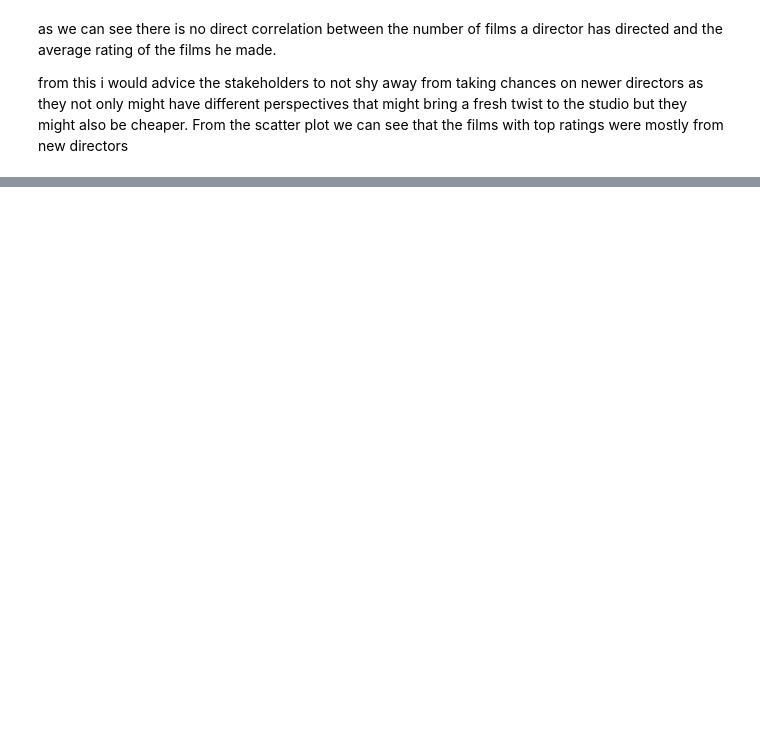
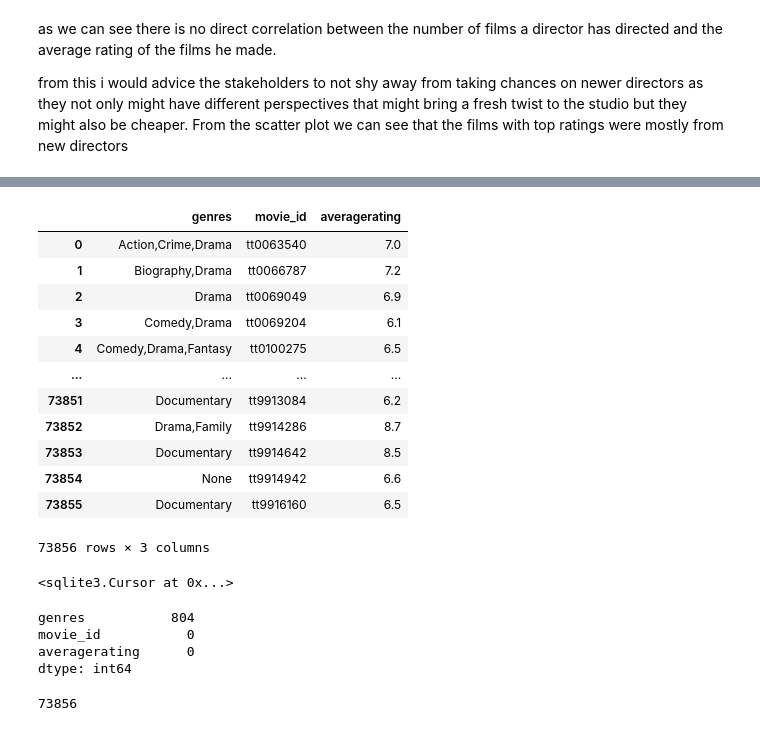
Before and after one commit to Sandrakiptumm/DSC-Phase-One-Project, a Jupyter notebook: student.ipynb, the cells around one changed output, grey strips where cells are left out. Cells and saved outputs as stored; diff of their text form; code cells hidden in the pictures; blank space fills up the shorter version.

```diff
--- a/student.ipynb
+++ b/student.ipynb
@@ -828,0 +840,24 @@ from this i would advice the stakeholders to not shy away from taking chances on
+# %%
+# join the tables with genres and ratings
+ratings_x_basics = pd.read_sql("""
+SELECT basics.genres, ratings.movie_id, ratings.averagerating
+FROM movie_basics AS basics
+INNER JOIN movie_ratings AS ratings ON basics.movie_id = ratings.movie_id;
+""", conn)
+# %%
+# ratings_x_basics.set_index("movie_id", inplace=True)
+ratings_x_basics
+# %% [output]
+|  | genres | movie_id | averagerating |
+| 0 | Action,Crime,Drama | tt0063540 | 7.0 |
+| 1 | Biography,Drama | tt0066787 | 7.2 |
+| 2 | Drama | tt0069049 | 6.9 |
+| 3 | Comedy,Drama | tt0069204 | 6.1 |
+| 4 | Comedy,Drama,Fantasy | tt0100275 | 6.5 |
+| ... | ... | ... | ... |
+| 73851 | Documentary | tt9913084 | 6.2 |
+| 73852 | Drama,Family | tt9914286 | 8.7 |
+| 73853 | Documentary | tt9914642 | 8.5 |
+| 73854 | None | tt9914942 | 6.6 |
+| 73855 | Documentary | tt9916160 | 6.5 |
+73856 rows × 3 columns
@@ -828,0 +868,22 @@ from this i would advice the stakeholders to not shy away from taking chances on
+# %%
+#checking for duplicate movies
+cursor.execute("""
+SELECT movie_id
+FROM rating_x_basics
+GROUP BY movie_id
+HAVING COUNT(*) > 1;
+""")
+# %% [output]
+<sqlite3.Cursor at 0x...>
+# %%
+#checking for null values
+ratings_x_basics.isna().sum()
+# %% [output]
+genres           804
+movie_id           0
+averagerating      0
+dtype: int64
+# %%
+len(ratings_x_basics)
+# %% [output]
+73856
```
Also changed, not shown: parts of 19 cells of this notebook.
